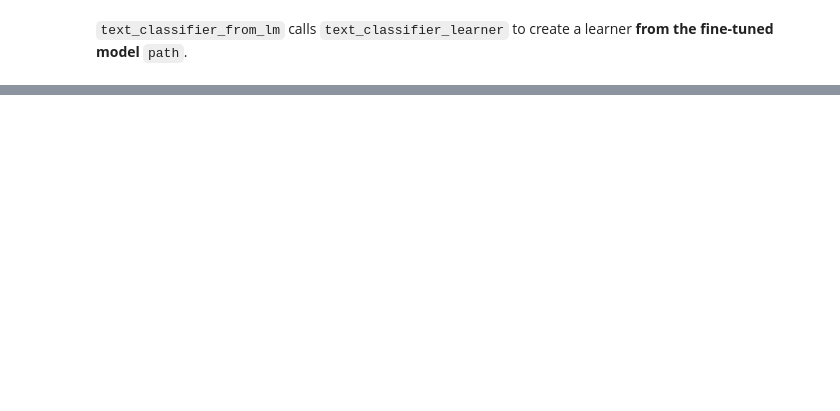
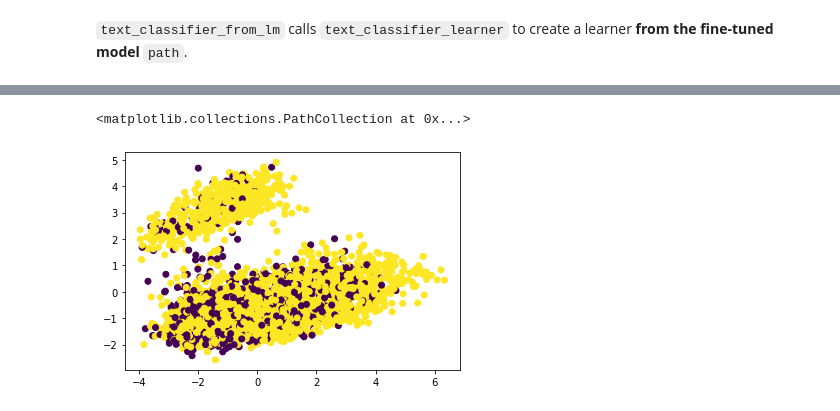
Before and after one commit to floleuerer/fastai_ulmfit, a Jupyter notebook: fastai_ulmfit_pretrained_usage.ipynb, the cells around one changed output, grey strips where cells are left out. Drawn from its saved outputs; the diff is of its cells as text; code cells hidden in the pictures; blank space fills up the shorter version.

Commit message:
added SentenceEmbeddingCallback

```diff
--- a/fastai_ulmfit_pretrained_usage.ipynb
+++ b/fastai_ulmfit_pretrained_usage.ipynb
@@ -107,0 +177,3 @@ learn.fine_tune(5, 1e-2, moms=(0.8,0.7,0.8), wd=0.1)
+# %%
+se = SentenceEmbeddingCallback(pool_mode='concat')
+_ = learn.get_preds(cbs=[se])
@@ -107,0 +182,17 @@ learn.fine_tune(5, 1e-2, moms=(0.8,0.7,0.8), wd=0.1)
+# %%
+feat = se.feat
+pca = PCA(n_components=2)
+pca.fit(feat['vec'])
+coords = pca.transform(feat['vec'])
+target_labels = [dls.vocab[1][l] for l in feat['y']]
+pred_labels = [dls.vocab[1][l] for l in feat['pred']]
+df_preds = pd.DataFrame({'x': coords[:,0], 'y': coords[:,1],
+                         'text': feat['text'],
+                         'target_labels': target_labels,
+                         'pred_labels': pred_labels,
+                         'color': feat['pred']})
+# %%
+plt.scatter(df_preds['x'].tolist(), df_preds['y'].tolist(), c=df_preds['color'].tolist(), cmap='viridis')
+# %% [output]
+<matplotlib.collections.PathCollection at 0x...>
+[figure, added]
```
Also changed, not shown: parts of 12 cells of this notebook, 5 other files.
